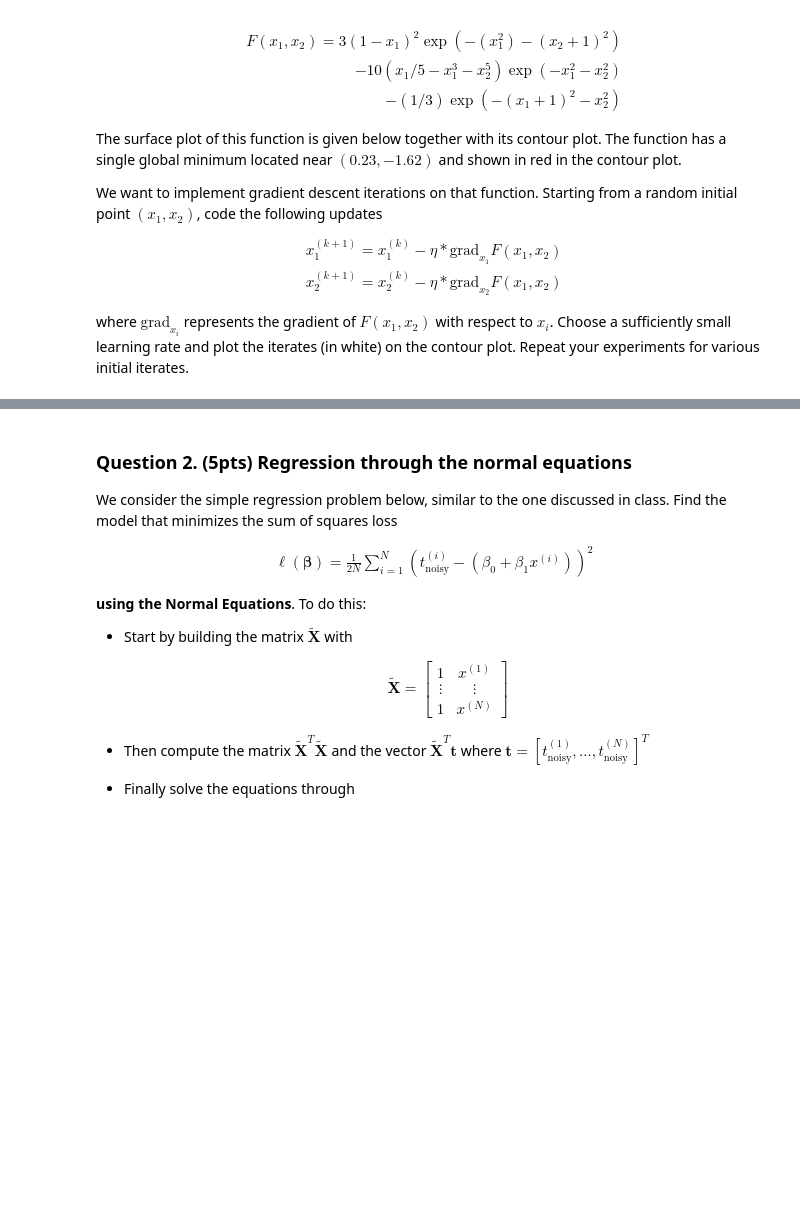
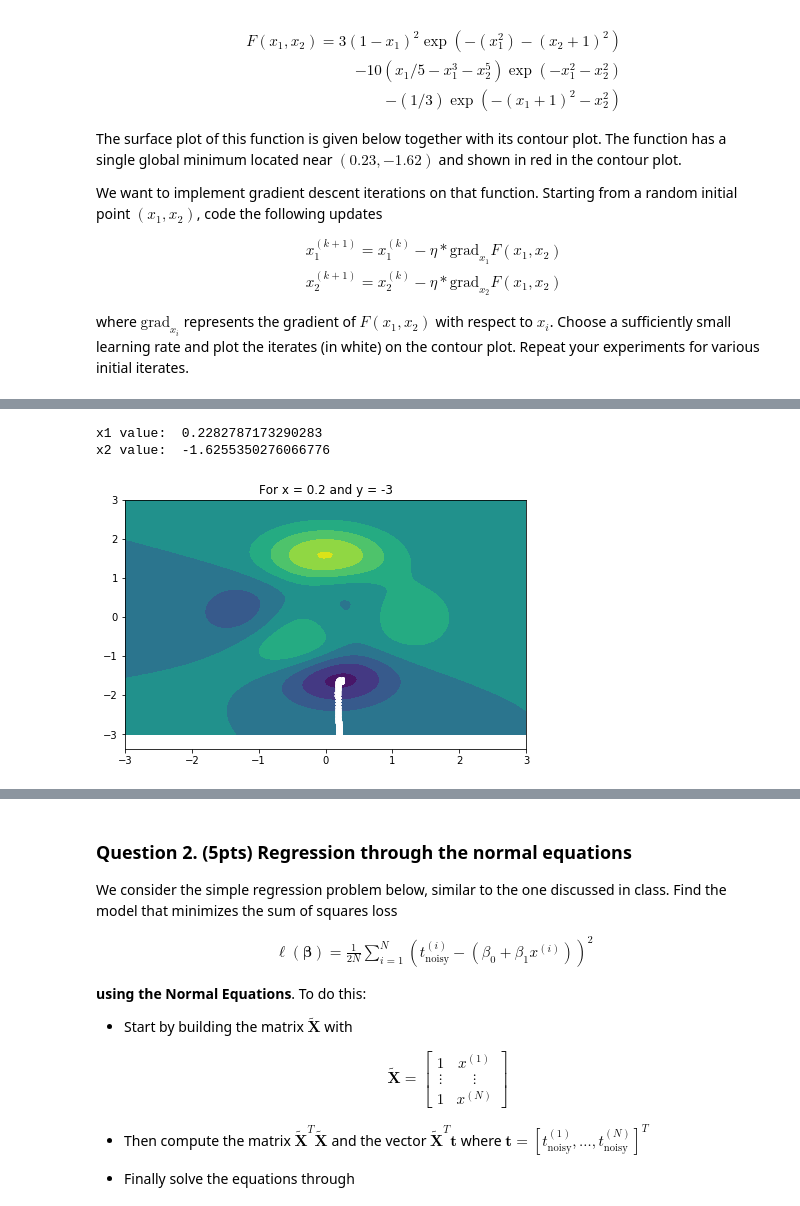
Before and after one commit to prabhav2302/MachineLearningSpring2021, a Jupyter notebook: Assignment1/CSCI-UA9473 Assignment1.ipynb, the cells around one changed output, grey strips where cells are left out. Drawn from its saved outputs; the diff is of its cells as text; code cells hidden in the pictures; blank space fills up the shorter version.

```diff
--- a/Assignment1/CSCI-UA9473 Assignment1.ipynb
+++ b/Assignment1/CSCI-UA9473 Assignment1.ipynb
@@ -116,0 +58,39 @@ y value:  -1.6255350276066776
+# %%
+# put your solution here
+fig1, ax = plt.subplots(constrained_layout=True)
+contour = ax.contourf(x1, x2, F,cmap = 'viridis')
+plt.scatter(0.23, -1.62,c='r',marker='X')
+
+import sympy as sp
+from sympy import Symbol, diff
+
+x = Symbol("x")
+y = Symbol("y")
+
+loss_f = 3*(1-x)**2 * sp.exp(-(x**2) - (y+1)**2)\
+   - 10*(np.true_divide(x,5) - x**3 - y**5)*sp.exp(-x**2 - y**2)\
+   - np.true_divide(1,3)*sp.exp(-(x+1)**2 - y**2)
+
+loss_f_d_x = diff(loss_f,x)
+loss_f_d_y = diff(loss_f,y)
+
+learning_rate = 0.01
+
+plt.title("For x = 0.2 and y = -3")
+
+for i in range(100):
+    if i==0:
+        old_x = 0.2
+        old_y = -3
+    new_x = float(old_x - learning_rate*loss_f_d_x.subs([(x,old_x),(y,old_y)]))
+    new_y = float(old_y - learning_rate*loss_f_d_y.subs([(x,old_x),(y,old_y)]))
+    old_x = new_x
+    old_y = new_y
+    plt.scatter(new_x, new_y,c='w', marker='X')
+
+print("x1 value: ", old_x)
+print("x2 value: ", old_y)
+# %% [output]
+x1 value:  0.2282787173290283
+x2 value:  -1.6255350276066776
+[figure, added]
```
Also changed, not shown: parts of 6 cells of this notebook.
